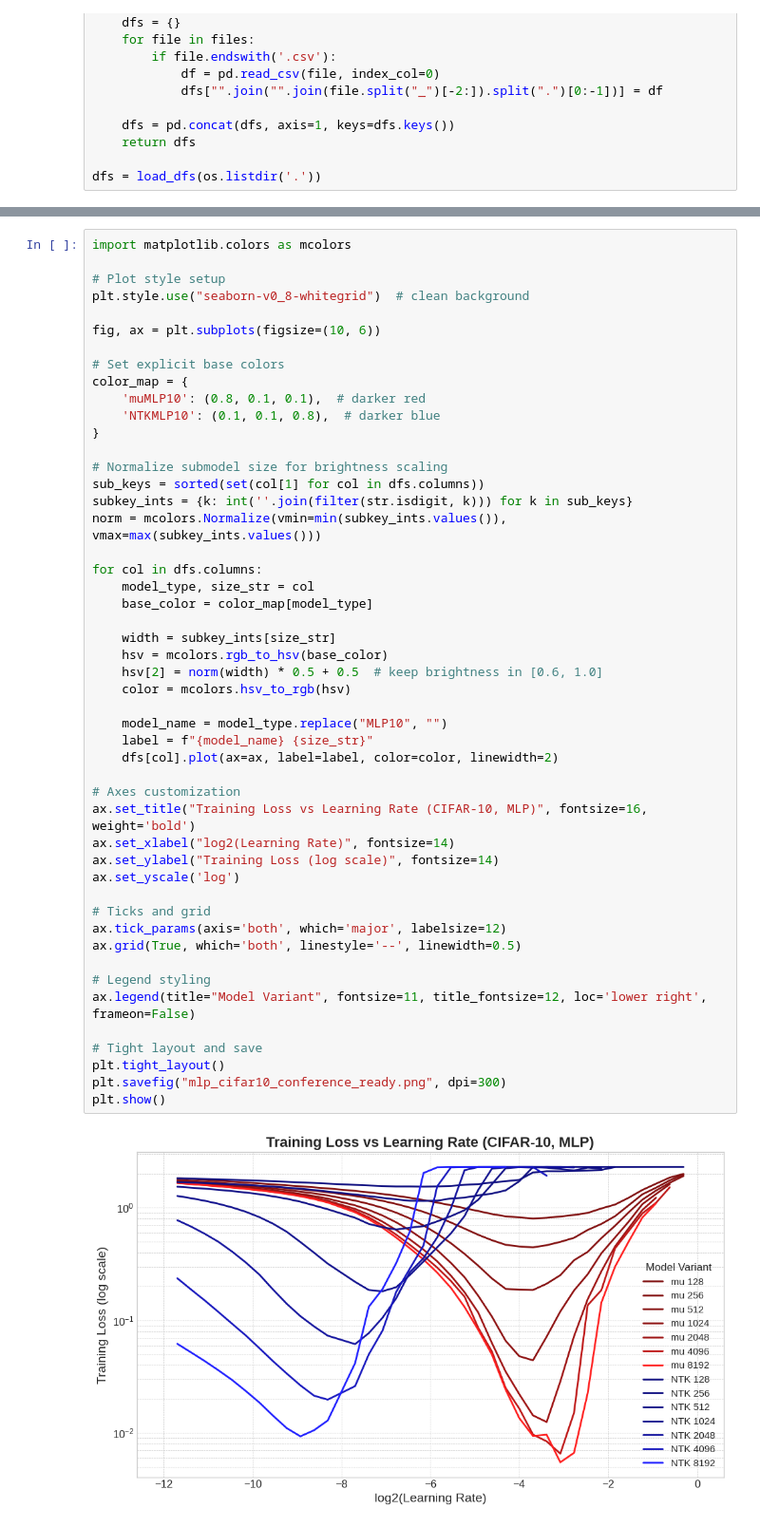
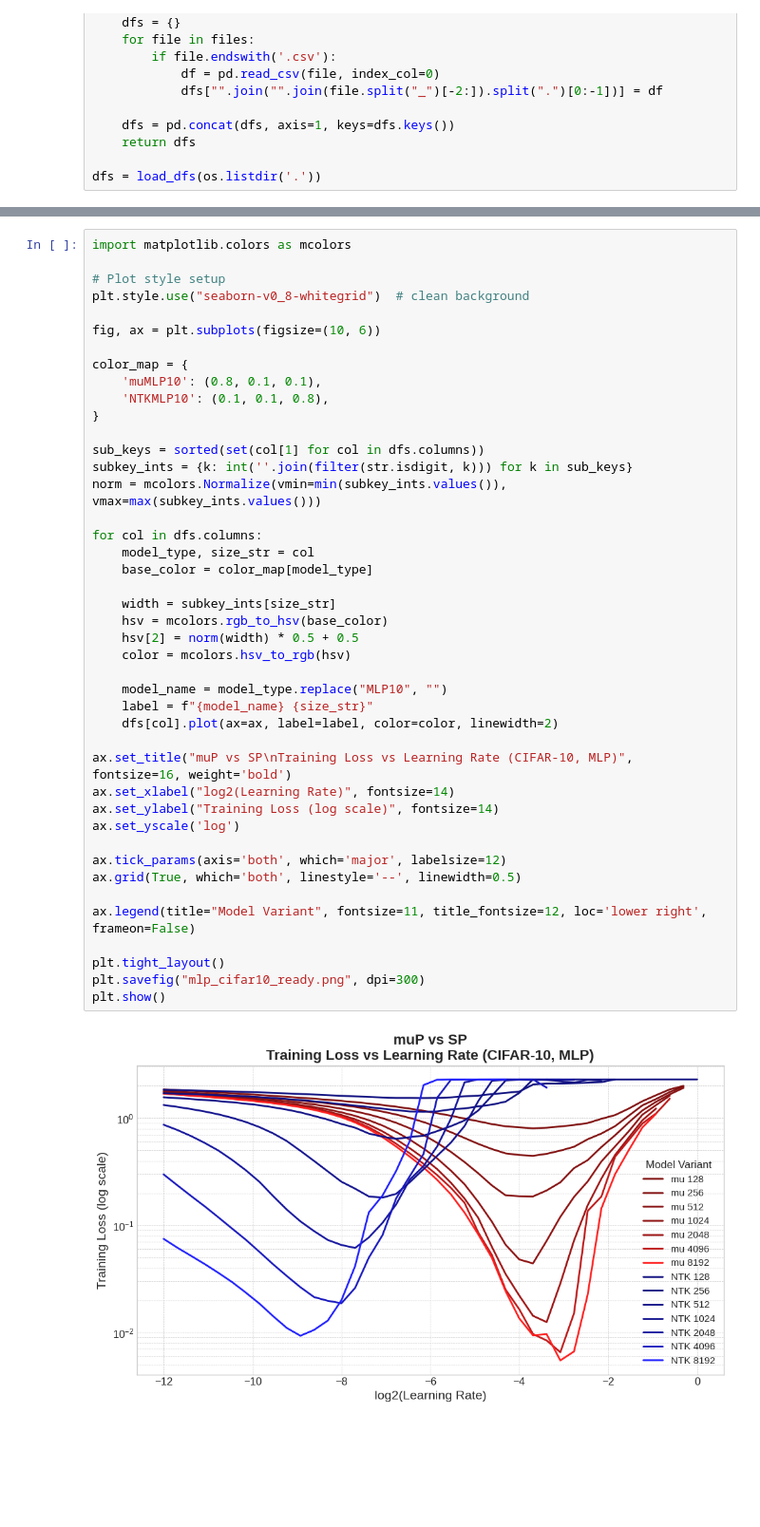
Before and after one commit to xszheng2020/mup, a Jupyter notebook: results/compare_results.ipynb, the cells around one changed output, grey strips where cells are left out. Shown at 95% size. Cells and saved outputs as stored; diff of their text form; blank space fills up the shorter version.

```diff
--- a/results/compare_results.ipynb
+++ b/results/compare_results.ipynb
@@ -66,46 +74,40 @@ plt.style.use("seaborn-v0_8-whitegrid")  # clean background
 
 fig, ax = plt.subplots(figsize=(10, 6))
 
-# Set explicit base colors
 color_map = {
-    'muMLP10': (0.8, 0.1, 0.1),  # darker red
-    'NTKMLP10': (0.1, 0.1, 0.8),  # darker blue
+    'muMLP10': (0.8, 0.1, 0.1),
+    'NTKMLP10': (0.1, 0.1, 0.8),
 }
 
-# Normalize submodel size for brightness scaling
 sub_keys = sorted(set(col[1] for col in dfs.columns))
 subkey_ints = {k: int(''.join(filter(str.isdigit, k))) for k in sub_keys}
 norm = mcolors.Normalize(vmin=min(subkey_ints.values()), vmax=max(subkey_ints.values()))
 
 for col in dfs.columns:
     model_type, size_str = col
     base_color = color_map[model_type]
 
     width = subkey_ints[size_str]
     hsv = mcolors.rgb_to_hsv(base_color)
-    hsv[2] = norm(width) * 0.5 + 0.5  # keep brightness in [0.6, 1.0]
+    hsv[2] = norm(width) * 0.5 + 0.5
     color = mcolors.hsv_to_rgb(hsv)
 
     model_name = model_type.replace("MLP10", "")
     label = f"{model_name} {size_str}"
     dfs[col].plot(ax=ax, label=label, color=color, linewidth=2)
 
-# Axes customization
-ax.set_title("Training Loss vs Learning Rate (CIFAR-10, MLP)", fontsize=16, weight='bold')
+ax.set_title("muP vs SP\nTraining Loss vs Learning Rate (CIFAR-10, MLP)", fontsize=16, weight='bold')
 ax.set_xlabel("log2(Learning Rate)", fontsize=14)
 ax.set_ylabel("Training Loss (log scale)", fontsize=14)
 ax.set_yscale('log')
 
-# Ticks and grid
 ax.tick_params(axis='both', which='major', labelsize=12)
 ax.grid(True, which='both', linestyle='--', linewidth=0.5)
 
-# Legend styling
 ax.legend(title="Model Variant", fontsize=11, title_fontsize=12, loc='lower right', frameon=False)
 
-# Tight layout and save
 plt.tight_layout()
-plt.savefig("mlp_cifar10_conference_ready.png", dpi=300)
+plt.savefig("mlp_cifar10_ready.png", dpi=300)
 plt.show()
 # %% [output]
-[figure, old version]
+[figure, new version]
```
Also changed, not shown: parts of 2 cells of this notebook, 2 other files.
